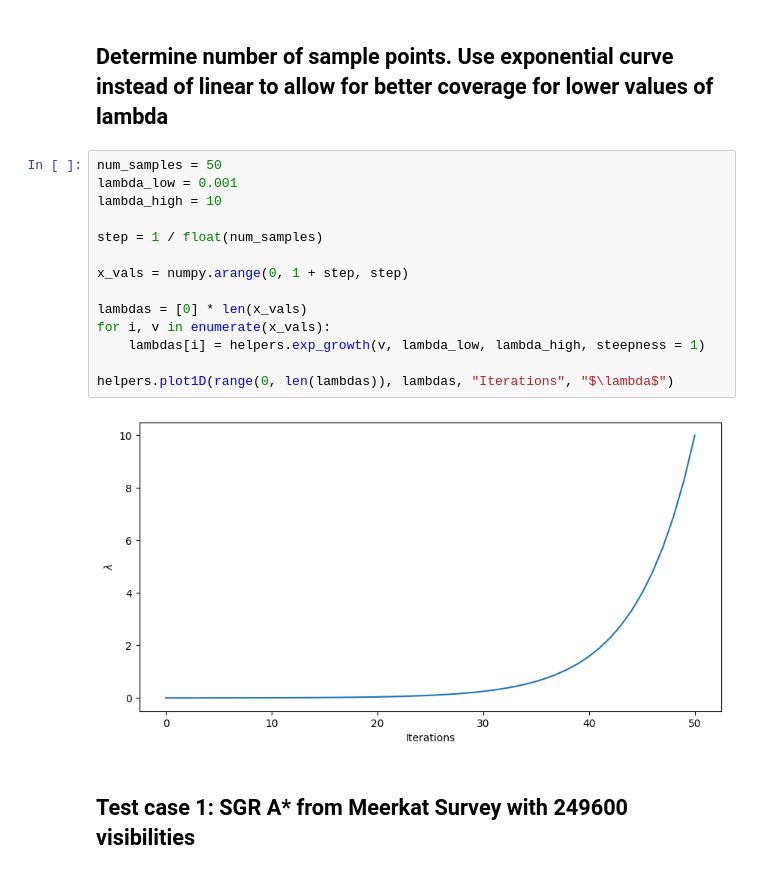
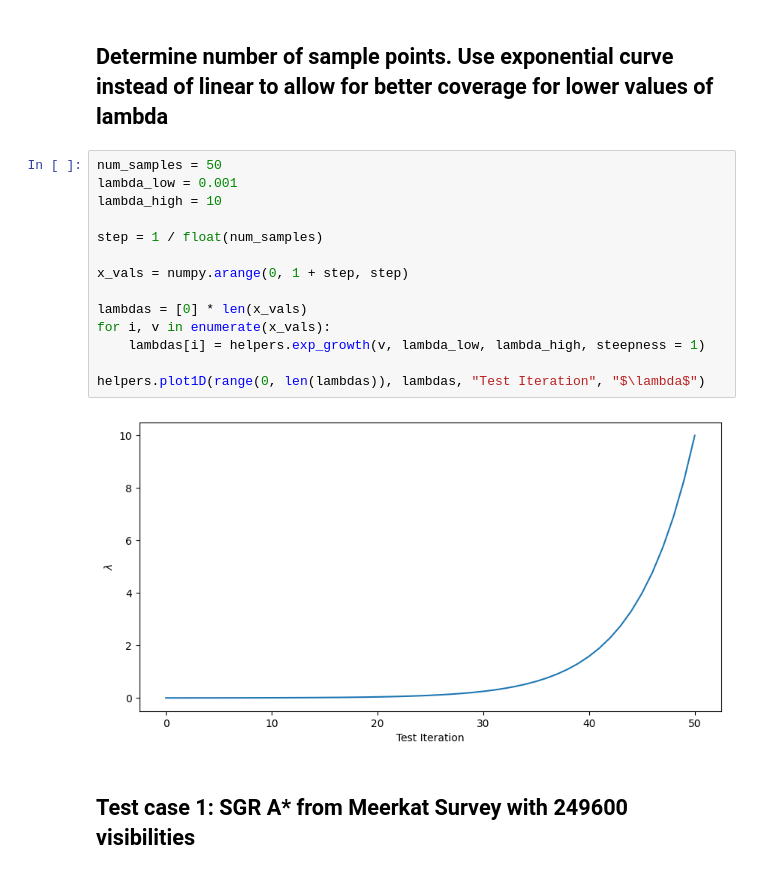
Before and after one commit to simon-prunet/radio-imaging, a Jupyter notebook: lambda.ipynb, the cells around one changed output. Drawn from its saved outputs; the diff is of its cells as text.

Commit message:
updated lambda tests with more results

```diff
--- a/lambda.ipynb
+++ b/lambda.ipynb
@@ -19,19 +19,19 @@ matplotlib.rcParams['figure.figsize'] = [10, 5]
 # %%
 num_samples = 50
 lambda_low = 0.001
 lambda_high = 10
 
 step = 1 / float(num_samples)
 
 x_vals = numpy.arange(0, 1 + step, step)
 
 lambdas = [0] * len(x_vals)
 for i, v in enumerate(x_vals):
     lambdas[i] = helpers.exp_growth(v, lambda_low, lambda_high, steepness = 1)
 
-helpers.plot1D(range(0, len(lambdas)), lambdas, "Iterations", "$\lambda$")
+helpers.plot1D(range(0, len(lambdas)), lambdas, "Test Iteration", "$\lambda$")
 # %% [output]
-[figure, old version]
+[figure, new version]
 # %% [markdown]
 ## Test case 1: SGR A* from Meerkat Survey with 249600 visibilities
 # %%
```
Also changed, not shown: parts of 9 cells of this notebook, 11 other files.
